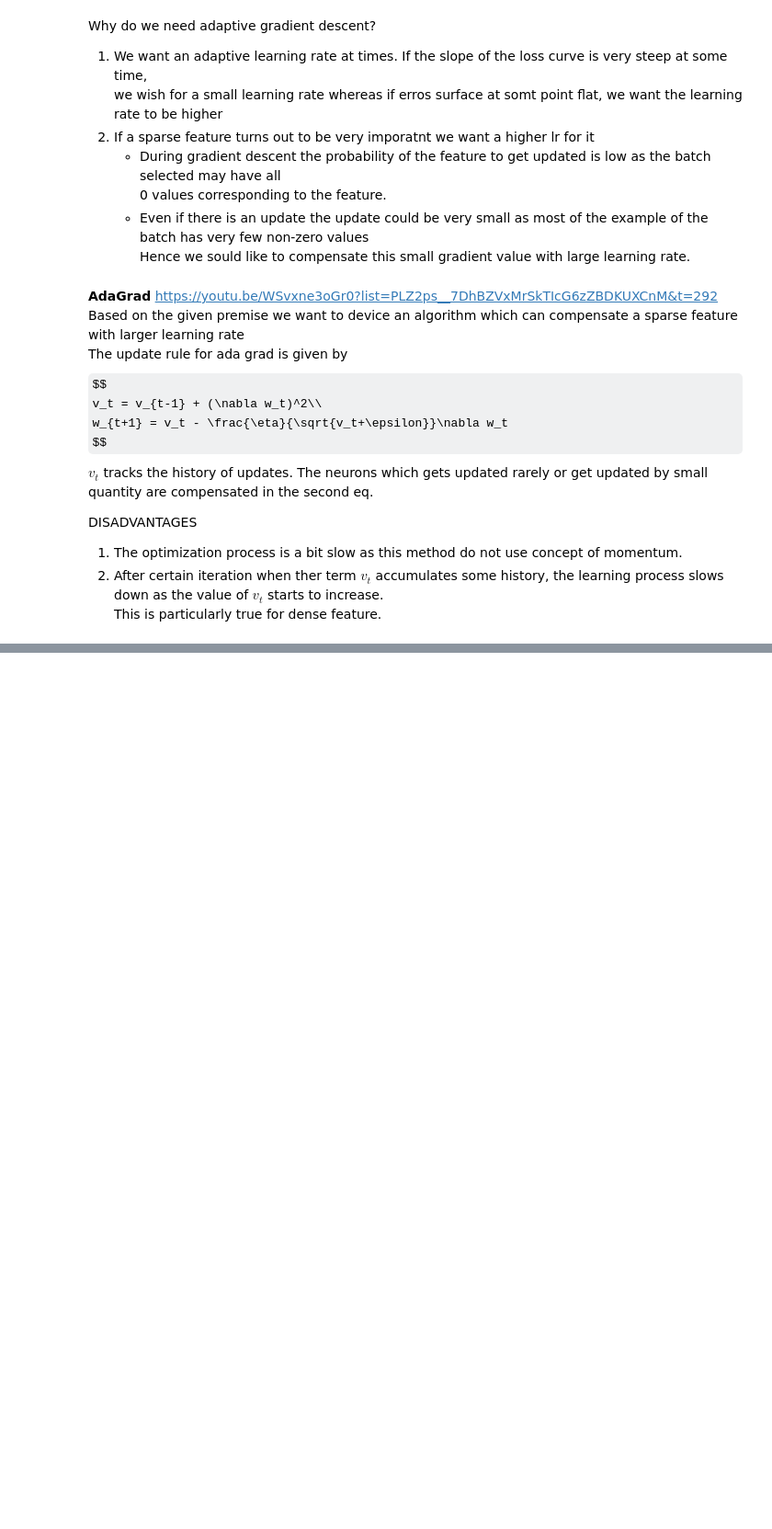
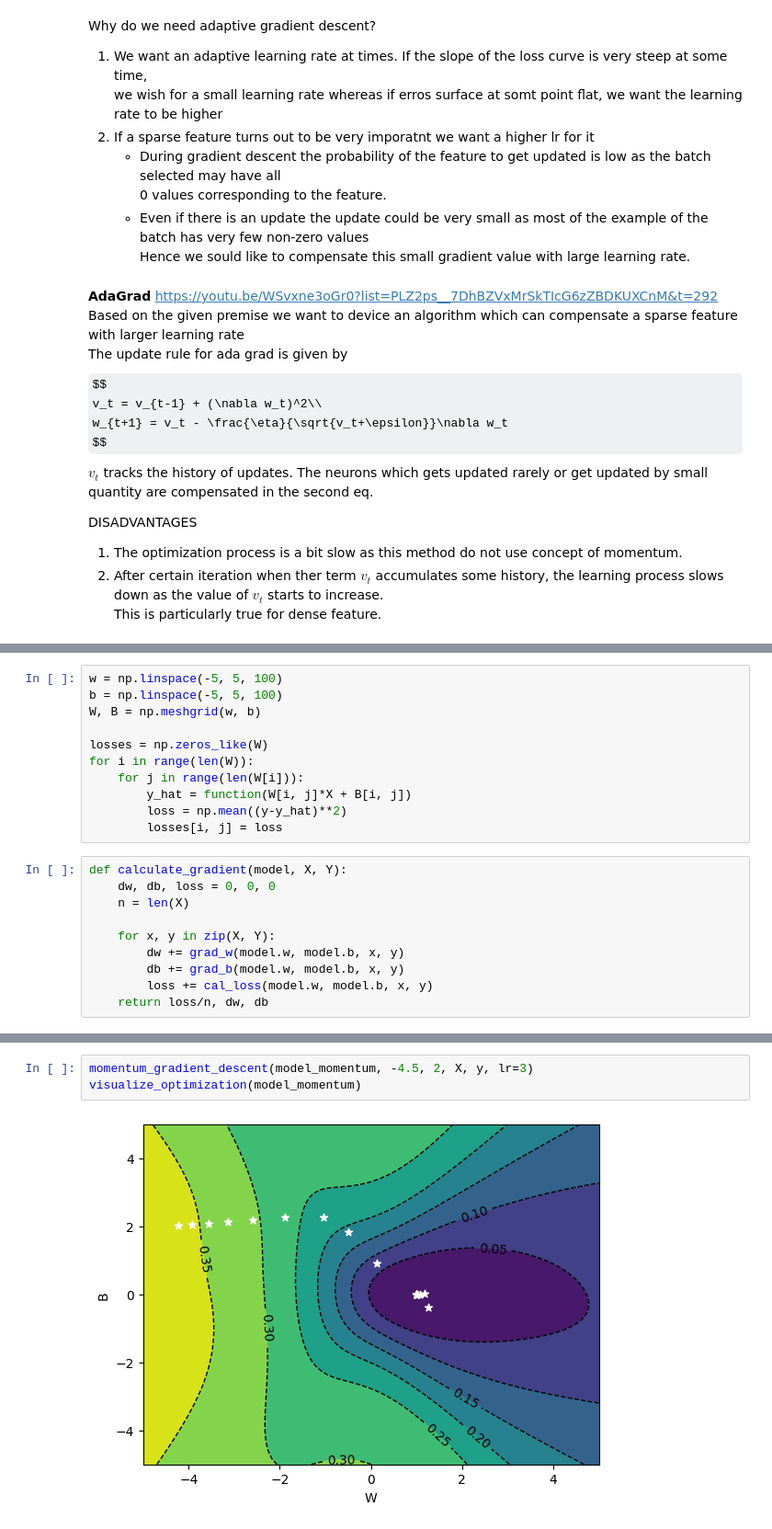
Before and after one commit to kishan-chakraborty/Scratch, a Jupyter notebook: MultiLayerPerceptron/GradientDescentAlgorithms/adaptive_gradient_descent.ipynb, the cells around one changed output, grey strips where cells are left out. Shown at 92% size. Drawn from its saved outputs; the diff is of its cells as text; some formulas as TeX source; blank space fills up the shorter version.

```diff
--- a/MultiLayerPerceptron/GradientDescentAlgorithms/adaptive_gradient_descent.ipynb
+++ b/MultiLayerPerceptron/GradientDescentAlgorithms/adaptive_gradient_descent.ipynb
@@ -41,0 +110,21 @@ $$
+# %%
+w = np.linspace(-5, 5, 100)
+b = np.linspace(-5, 5, 100)
+W, B = np.meshgrid(w, b)
+
+losses = np.zeros_like(W)
+for i in range(len(W)):
+    for j in range(len(W[i])):
+        y_hat = function(W[i, j]*X + B[i, j])
+        loss = np.mean((y-y_hat)**2)
+        losses[i, j] = loss
+# %%
+def calculate_gradient(model, X, Y):
+    dw, db, loss = 0, 0, 0
+    n = len(X)
+
+    for x, y in zip(X, Y):
+        dw += grad_w(model.w, model.b, x, y)
+        db += grad_b(model.w, model.b, x, y)
+        loss += cal_loss(model.w, model.b, x, y)
+    return loss/n, dw, db
@@ -41,0 +291,5 @@ $$
+# %%
+momentum_gradient_descent(model_momentum, -4.5, 2, X, y, lr=3)
+visualize_optimization(model_momentum)
+# %% [output]
+[figure, added]
```
Also changed, not shown: parts of 19 cells of this notebook, 1 other file.
